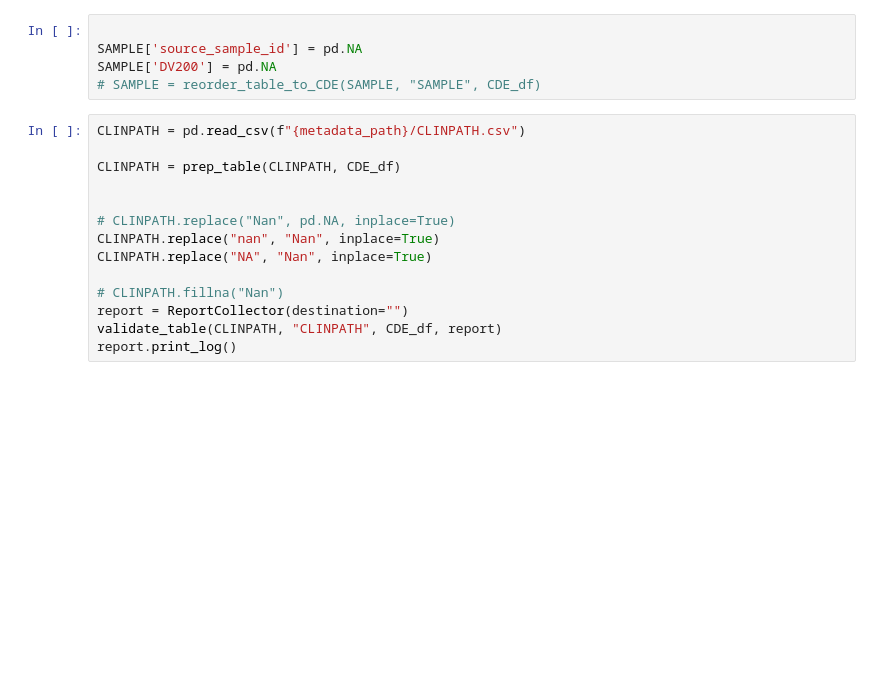
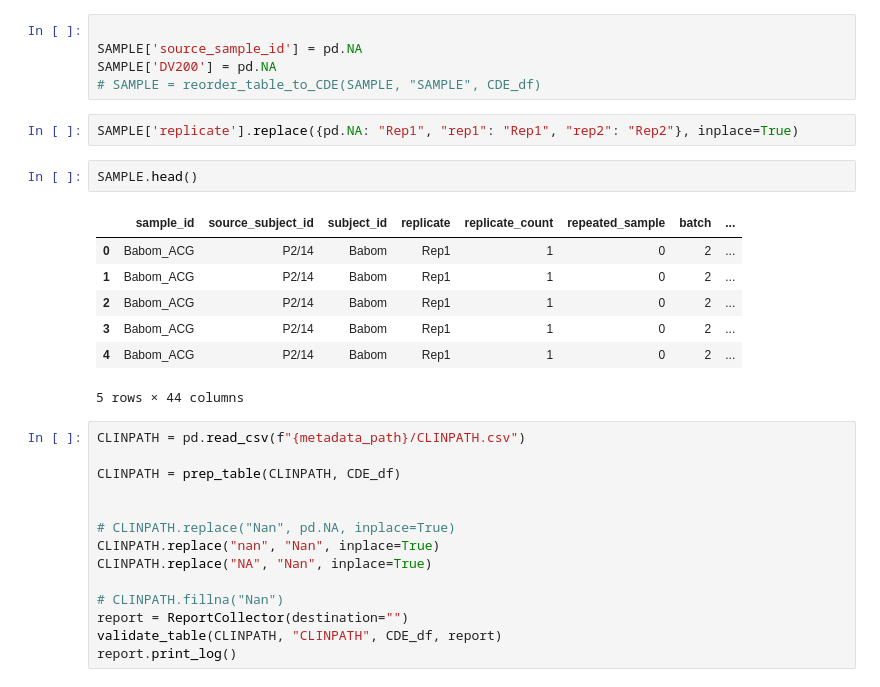
Before and after one commit to ergonyc/meta-clean, a Jupyter notebook: hardy.ipynb, the cells around one changed output. Drawn from its saved outputs; the diff is of its cells as text; blank space fills up the shorter version.

```diff
--- a/hardy.ipynb
+++ b/hardy.ipynb
@@ -203,6 +203,18 @@ report.print_log()
 SAMPLE['source_sample_id'] = pd.NA
 SAMPLE['DV200'] = pd.NA
 # SAMPLE = reorder_table_to_CDE(SAMPLE, "SAMPLE", CDE_df)
+# %%
+SAMPLE['replicate'].replace({pd.NA: "Rep1", "rep1": "Rep1", "rep2": "Rep2"}, inplace=True)
+# %%
+SAMPLE.head()
+# %% [output]
+|  | sample_id | source_subject_id | subject_id | replicate | replicate_count | repeated_sample | batch | ... |
+| 0 | Babom_ACG | P2/14 | Babom | Rep1 | 1 | 0 | 2 | ... |
+| 1 | Babom_ACG | P2/14 | Babom | Rep1 | 1 | 0 | 2 | ... |
+| 2 | Babom_ACG | P2/14 | Babom | Rep1 | 1 | 0 | 2 | ... |
+| 3 | Babom_ACG | P2/14 | Babom | Rep1 | 1 | 0 | 2 | ... |
+| 4 | Babom_ACG | P2/14 | Babom | Rep1 | 1 | 0 | 2 | ... |
+5 rows × 44 columns
 # %%
 CLINPATH = pd.read_csv(f"{metadata_path}/CLINPATH.csv")
 
```
Also changed, not shown: parts of 3 cells of this notebook, 3 other files.
